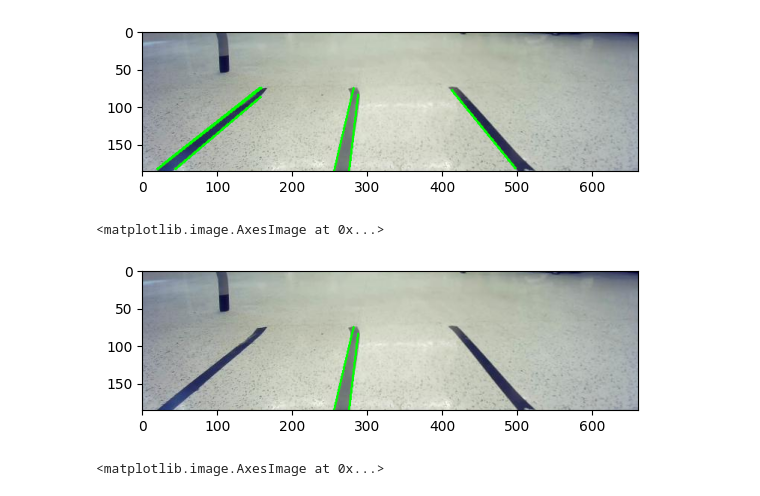
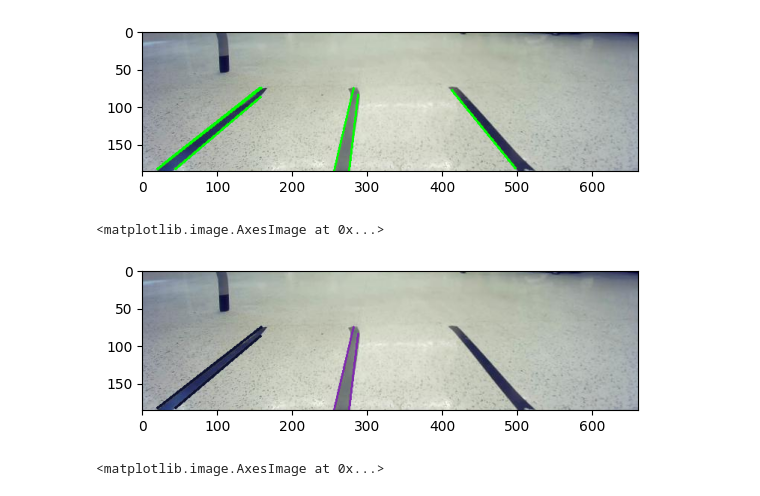
Before and after one commit to lilac613/cv-intro, a Jupyter notebook: network_stream_capture_notebook.ipynb, the cells around one changed output. Drawn from its saved outputs; the diff is of its cells as text; code cells hidden in the pictures.

```diff
--- a/network_stream_capture_notebook.ipynb
+++ b/network_stream_capture_notebook.ipynb
@@ -57,11 +57,11 @@ plt.imshow(cv2.cvtColor(new_line_img,cv2.COLOR_BGR2RGB))
 # %%
 lane_img = frame.copy()
 lanelist = lane_detection.detect_lanes(linelist)
-new_lane_img = lane_detection.draw_lanes(lane_img,lanelist)
+new_lane_img = lane_detection.draw_lanes(lane_img,lanelist,True)
 plt.imshow(cv2.cvtColor(new_lane_img,cv2.COLOR_BGR2RGB))
 # %% [output]
 <matplotlib.image.AxesImage at 0x...>
-[figure, old version]
+[figure, new version]
 # %%
 center_lane_img = frame.copy()
 center_lane = lane_following.get_lane_center(lanelist)
```
Also changed, not shown: 1 other file.
